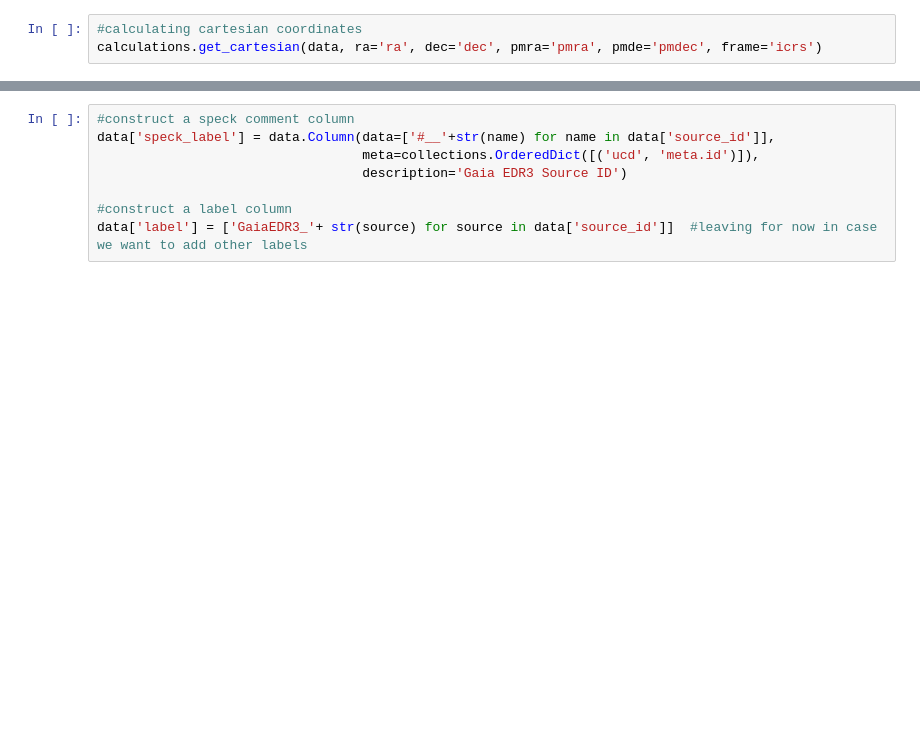
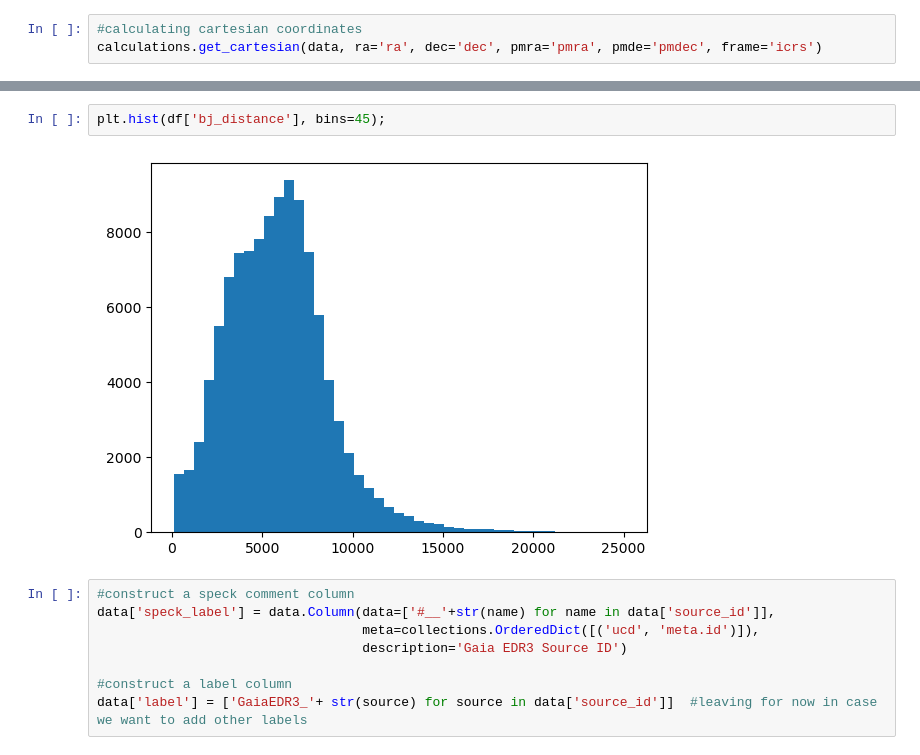
Before and after one commit to brianpatrick/os_gaia_module, a Jupyter notebook: src/globularstars/globularstars.ipynb, the cells around one changed output, grey strips where cells are left out. Drawn from its saved outputs; the diff is of its cells as text; blank space fills up the shorter version.

```diff
--- a/src/globularstars/globularstars.ipynb
+++ b/src/globularstars/globularstars.ipynb
@@ -180,3 +312,7 @@ Table length=1643224
+# %%
+plt.hist(df['bj_distance'], bins=45);
+# %% [output]
+[figure, added]
 # %%
 #construct a speck comment column
 data['speck_label'] = data.Column(data=['#__'+str(name) for name in data['source_id']],
```
Also changed, not shown: parts of 44 cells of this notebook.
